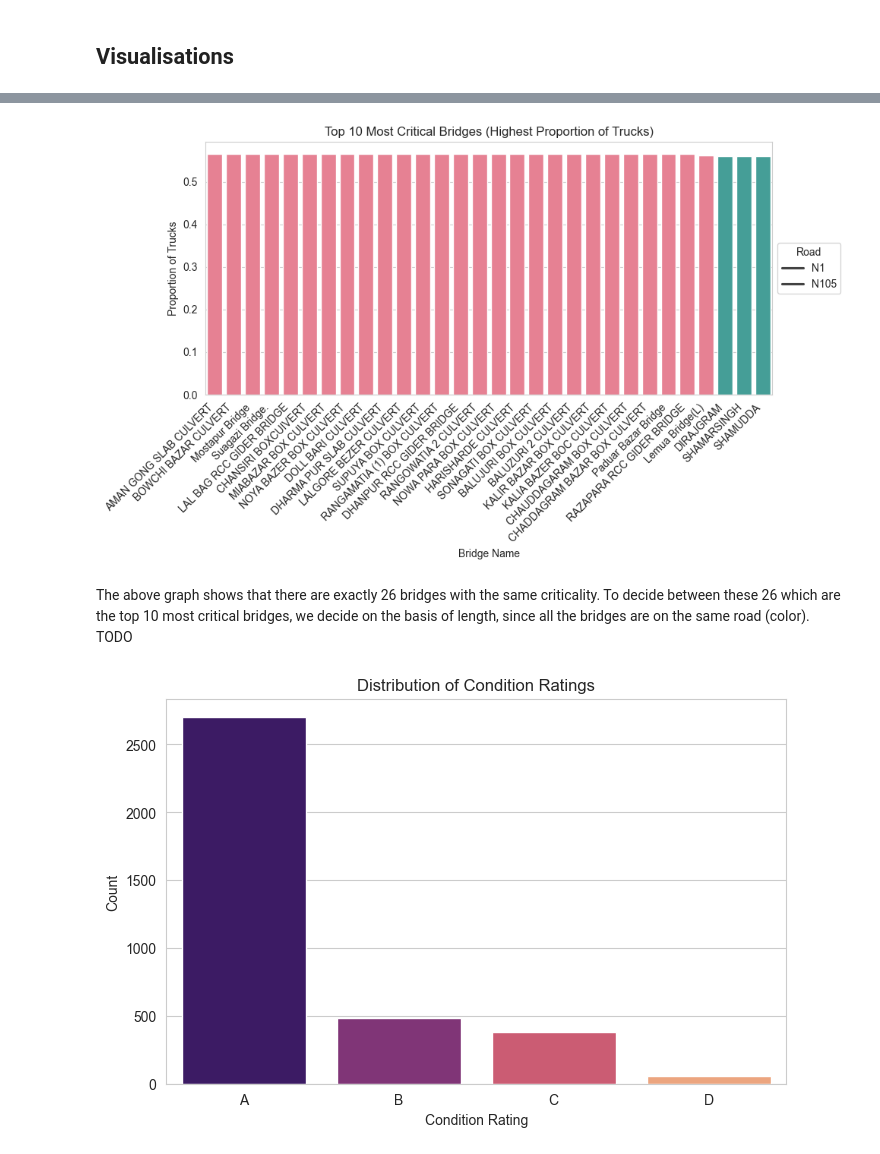
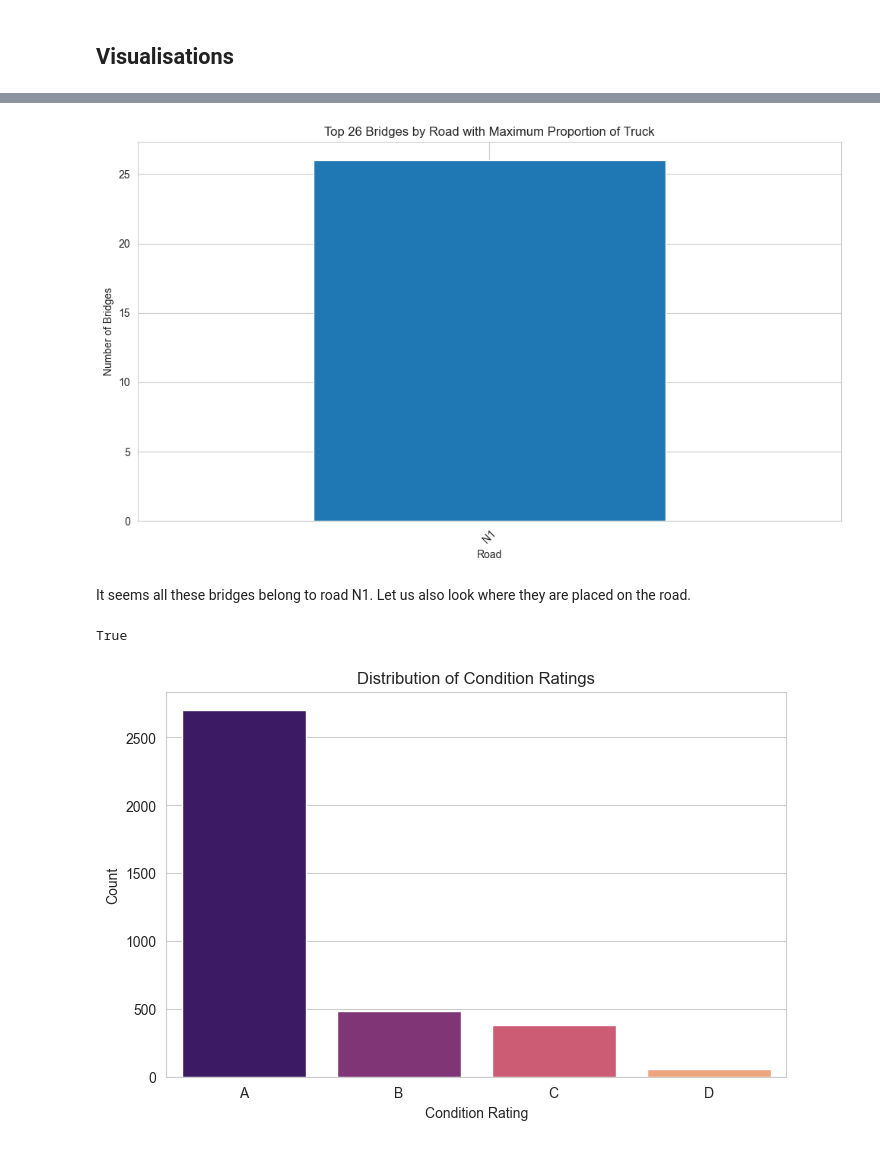
Before and after one commit to roydonders/EPA113a-Lab, a Jupyter notebook: EPA1352-G01-A4/notebook/top10assignment4.ipynb, the cells around one changed output, grey strips where cells are left out. Saved outputs shown, nothing was run; the diff lists cells and outputs as text; code cells hidden in the pictures.

```diff
--- a/EPA1352-G01-A4/notebook/top10assignment4.ipynb
+++ b/EPA1352-G01-A4/notebook/top10assignment4.ipynb
@@ -41,20 +41,33 @@ plt.show()
 # %%
-# Plotting top 10 most critical bridges without legend
-plt.figure(figsize=(10, 6))
-sns.barplot(x='name', y='Proportion truck', hue='road', data=top_30_critical,
-            palette='husl', dodge=False)
-plt.title('Top 10 Most Critical Bridges (Highest Proportion of Trucks)')
-plt.xlabel('Bridge Name')
-plt.ylabel('Proportion of Trucks')
-
-# Adding custom legend to the right
-legend_labels = top_30_critical['road'].unique()
-plt.legend(title='Road', labels=legend_labels, loc='center left', bbox_to_anchor=(1, 0.5))
-
-plt.xticks(rotation=45, ha='right')
-plt.tight_layout()
-plt.show()
+# # Plotting top 10 most critical bridges without legend
+# plt.figure(figsize=(10, 6))
+# sns.barplot(x='name', y='Proportion truck', hue='road', data=top_30_critical,
+#             palette='husl', dodge=False)
+# plt.title('Top 10 Most Critical Bridges (Highest Proportion of Trucks)')
+# plt.xlabel('Bridge Name')
+# plt.ylabel('Proportion of Trucks')
+#
+# # Adding custom legend to the right
+# legend_labels = top_30_critical['road'].unique()
+# plt.legend(title='Road', labels=legend_labels, loc='center left', bbox_to_anchor=(1, 0.5))
+#
+# plt.xticks(rotation=45, ha='right')
+# plt.tight_layout()
+# plt.show()
-# %% [output]
-[figure, removed]
-# %% [markdown]
-The above graph shows that there are exactly 26 bridges with the same criticality. To decide between these 26 which are the top 10 most critical bridges, we decide on the basis of length, since all the bridges are on the same road (color). TODO
+# %%
+# Sort the DataFrame by 'Proportion truck' column in descending order and take the top 26
+top_bridges = df.nlargest(26, 'Proportion truck')
+
+# Plot the top 26 bridges by road
+plt.figure(figsize=(10, 6))
+top_bridges['road'].value_counts().plot(kind='bar')
+plt.title('Top 26 Bridges by Road with Maximum Proportion of Truck')
+plt.xlabel('Road')
+plt.ylabel('Number of Bridges')
+plt.xticks(rotation=45)
+plt.tight_layout()
+plt.show()
+# %% [output]
+[figure, added]
+# %% [markdown]
+It seems all these bridges belong to road N1. Let us also look where they are placed on the road.
@@ -61,3 +77,23 @@ The above graph shows that there are exactly 26 bridges with the same criticalit
+# %%
+# Create a map centered on the mean coordinates of bridges
+mean_lat = top_bridges['lat'].mean()
+mean_lon = top_bridges['lon'].mean()
+m = folium.Map(location=[mean_lat, mean_lon], zoom_start=10, tiles='OpenStreetMap')
+
+# Add markers for each bridge
+marker_cluster = MarkerCluster().add_to(m)
+for index, row in top_bridges.iterrows():
+    tooltip_text = f"{row['name']} - Proportion of Truck: {row['Proportion truck']}"
+    folium.Marker(location=[row['lat'], row['lon']], popup=row['name'], tooltip=tooltip_text).add_to(marker_cluster)
+
+# Save the map to an HTML file
+m.save('top_bridges_map.html')
+
+# Open the HTML file in a web browser
+import webbrowser
+webbrowser.open('top_bridges_map.html')
+# %% [output]
+True
 # %%
 # Plotting distribution of condition ratings
 plt.figure(figsize=(8, 5))
```
Also changed, not shown: parts of 6 cells of this notebook.
